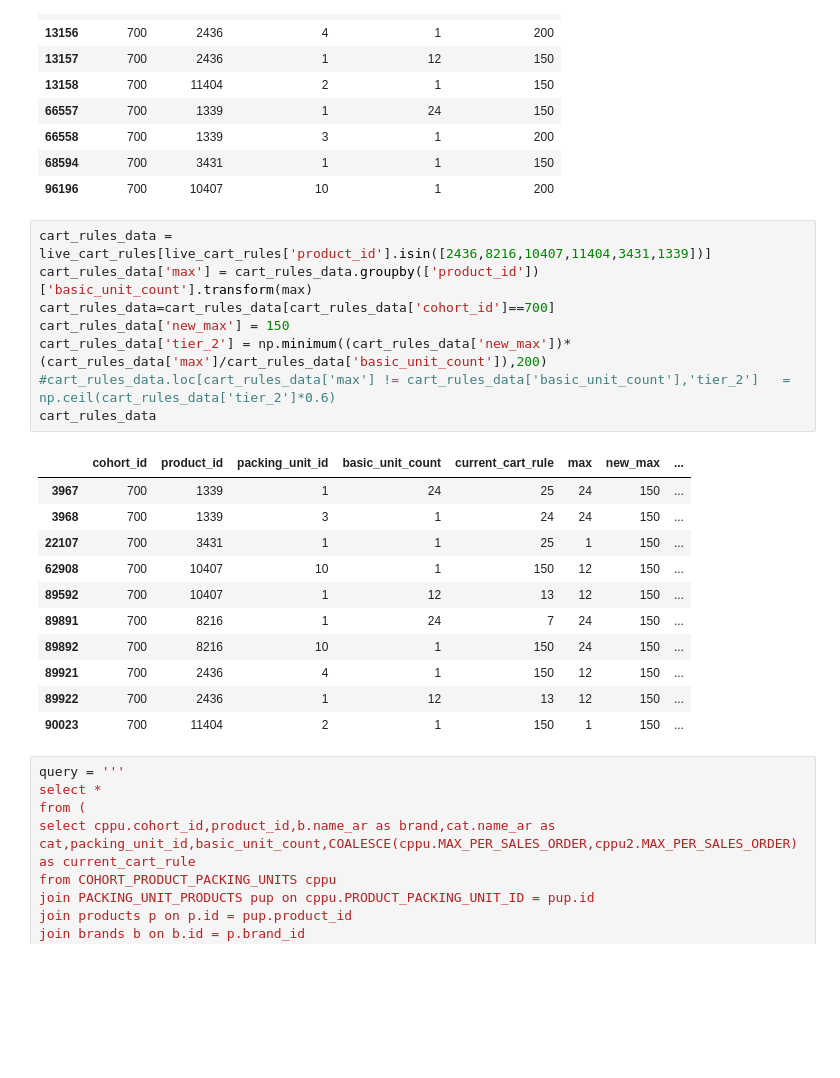
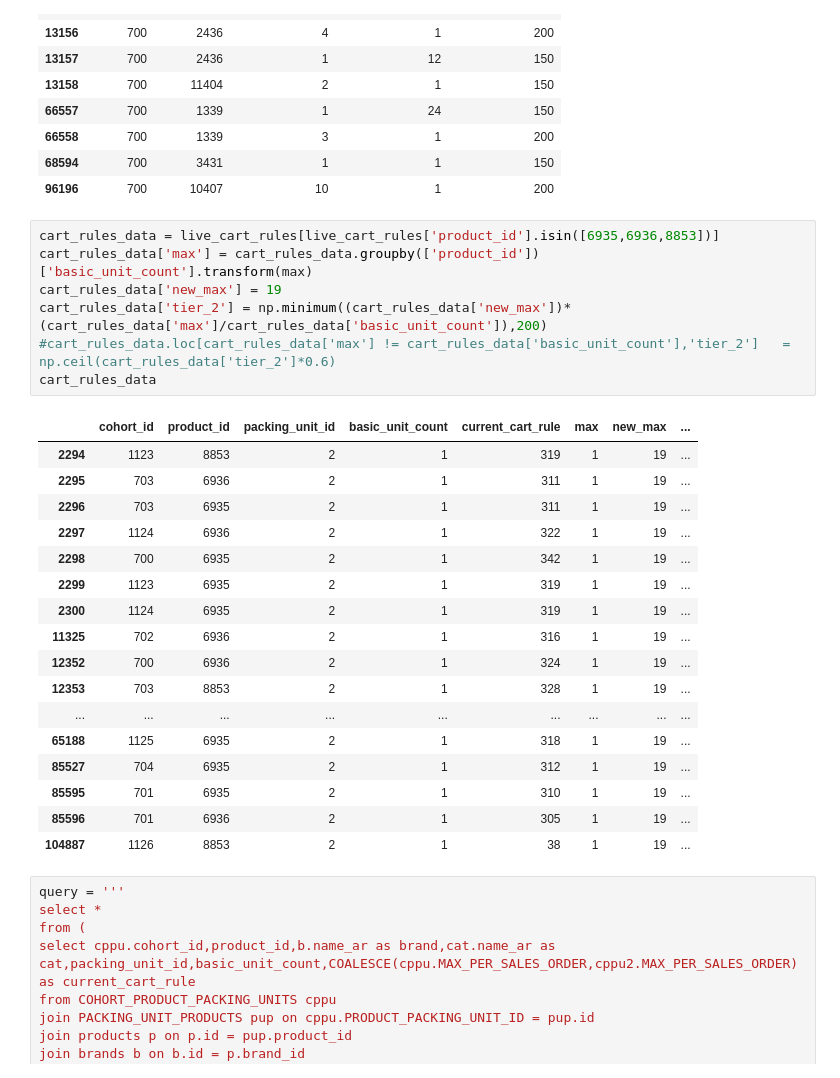
Before and after one commit to Maxab-Growth/Mustafa, a Jupyter notebook: Quantity-V2.ipynb, the cells around one changed output. Drawn from its saved outputs; the diff is of its cells as text; blank space fills up the shorter version.

```diff
--- a/Quantity-V2.ipynb
+++ b/Quantity-V2.ipynb
@@ -1044,25 +1044,30 @@ cart_rules_data
 | 68594 | 700 | 3431 | 1 | 1 | 150 |
 | 96196 | 700 | 10407 | 10 | 1 | 200 |
 # %%
-cart_rules_data = live_cart_rules[live_cart_rules['product_id'].isin([2436,8216,10407,11404,3431,1339])]
+cart_rules_data = live_cart_rules[live_cart_rules['product_id'].isin([6935,6936,8853])]
 cart_rules_data['max'] = cart_rules_data.groupby(['product_id'])['basic_unit_count'].transform(max)
-cart_rules_data=cart_rules_data[cart_rules_data['cohort_id']==700]
-cart_rules_data['new_max'] = 150
+cart_rules_data['new_max'] = 19
 cart_rules_data['tier_2'] = np.minimum((cart_rules_data['new_max'])*(cart_rules_data['max']/cart_rules_data['basic_unit_count']),200)
 #cart_rules_data.loc[cart_rules_data['max'] != cart_rules_data['basic_unit_count'],'tier_2']   = np.ceil(cart_rules_data['tier_2']*0.6)
 cart_rules_data
 # %% [output]
 |  | cohort_id | product_id | packing_unit_id | basic_unit_count | current_cart_rule | max | new_max | ... |
-| 3967 | 700 | 1339 | 1 | 24 | 25 | 24 | 150 | ... |
-| 3968 | 700 | 1339 | 3 | 1 | 24 | 24 | 150 | ... |
-| 22107 | 700 | 3431 | 1 | 1 | 25 | 1 | 150 | ... |
-| 62908 | 700 | 10407 | 10 | 1 | 150 | 12 | 150 | ... |
-| 89592 | 700 | 10407 | 1 | 12 | 13 | 12 | 150 | ... |
-| 89891 | 700 | 8216 | 1 | 24 | 7 | 24 | 150 | ... |
-| 89892 | 700 | 8216 | 10 | 1 | 150 | 24 | 150 | ... |
-| 89921 | 700 | 2436 | 4 | 1 | 150 | 12 | 150 | ... |
-| 89922 | 700 | 2436 | 1 | 12 | 13 | 12 | 150 | ... |
-| 90023 | 700 | 11404 | 2 | 1 | 150 | 1 | 150 | ... |
+| 2294 | 1123 | 8853 | 2 | 1 | 319 | 1 | 19 | ... |
+| 2295 | 703 | 6936 | 2 | 1 | 311 | 1 | 19 | ... |
+| 2296 | 703 | 6935 | 2 | 1 | 311 | 1 | 19 | ... |
+| 2297 | 1124 | 6936 | 2 | 1 | 322 | 1 | 19 | ... |
+| 2298 | 700 | 6935 | 2 | 1 | 342 | 1 | 19 | ... |
+| 2299 | 1123 | 6935 | 2 | 1 | 319 | 1 | 19 | ... |
+| 2300 | 1124 | 6935 | 2 | 1 | 319 | 1 | 19 | ... |
+| 11325 | 702 | 6936 | 2 | 1 | 316 | 1 | 19 | ... |
+| 12352 | 700 | 6936 | 2 | 1 | 324 | 1 | 19 | ... |
+| 12353 | 703 | 8853 | 2 | 1 | 328 | 1 | 19 | ... |
+| ... | ... | ... | ... | ... | ... | ... | ... | ... |
+| 65188 | 1125 | 6935 | 2 | 1 | 318 | 1 | 19 | ... |
+| 85527 | 704 | 6935 | 2 | 1 | 312 | 1 | 19 | ... |
+| 85595 | 701 | 6935 | 2 | 1 | 310 | 1 | 19 | ... |
+| 85596 | 701 | 6936 | 2 | 1 | 305 | 1 | 19 | ... |
+| 104887 | 1126 | 8853 | 2 | 1 | 38 | 1 | 19 | ... |
 # %%
 query = '''
 select *
```
Also changed, not shown: parts of 1 cell of this notebook, 25 other files.
